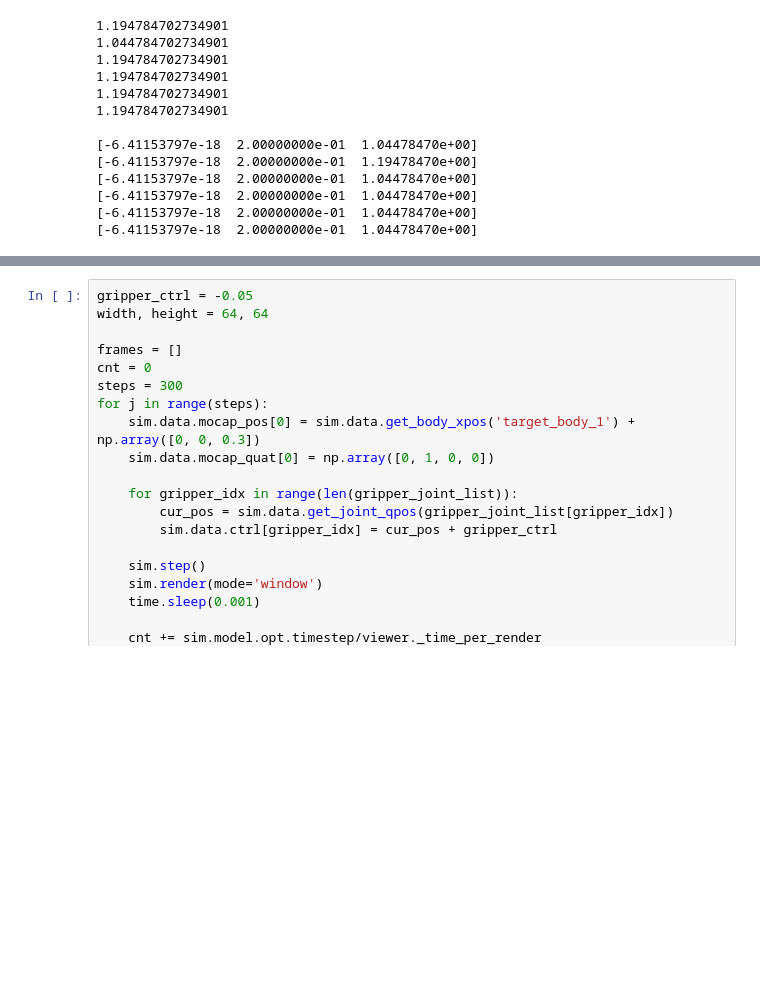
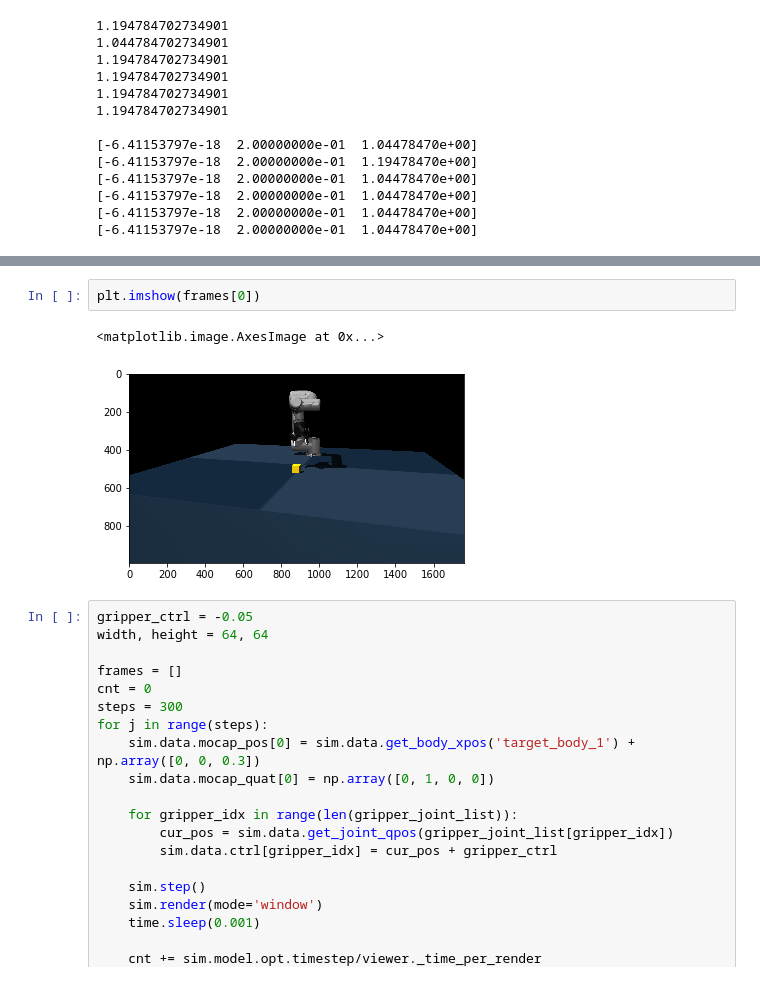
Before and after one commit to hogunkee/ur5_mujoco, a Jupyter notebook: modifying.ipynb, the cells around one changed output, grey strips where cells are left out. Cells and saved outputs as stored; diff of their text form; blank space fills up the shorter version.

```diff
--- a/modifying.ipynb
+++ b/modifying.ipynb
@@ -179,3 +270,8 @@ time.sleep(0.1)
+# %%
+plt.imshow(frames[0])
+# %% [output]
+<matplotlib.image.AxesImage at 0x...>
+[figure, added]
 # %%
 gripper_ctrl = -0.05
 width, height = 64, 64
```
Also changed, not shown: parts of 2 cells of this notebook, 2 other files.
